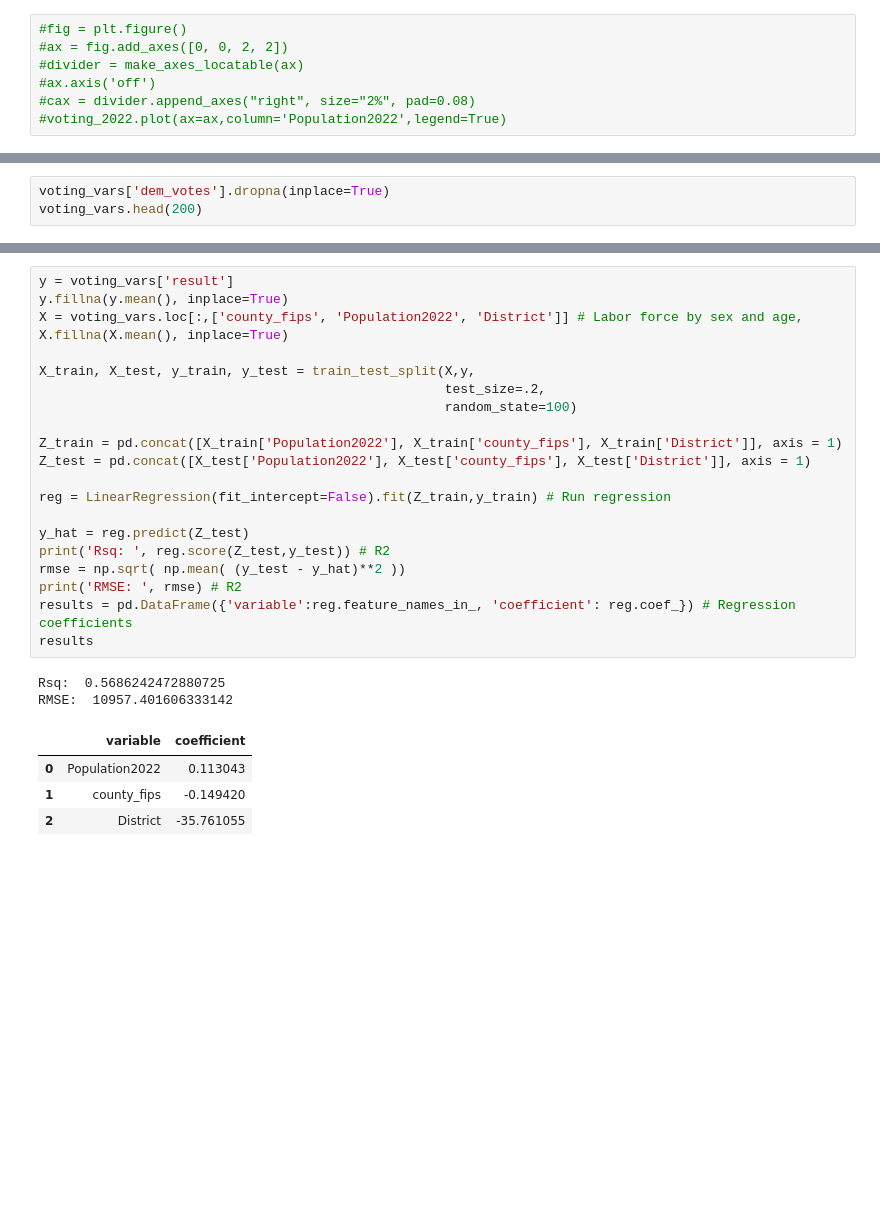
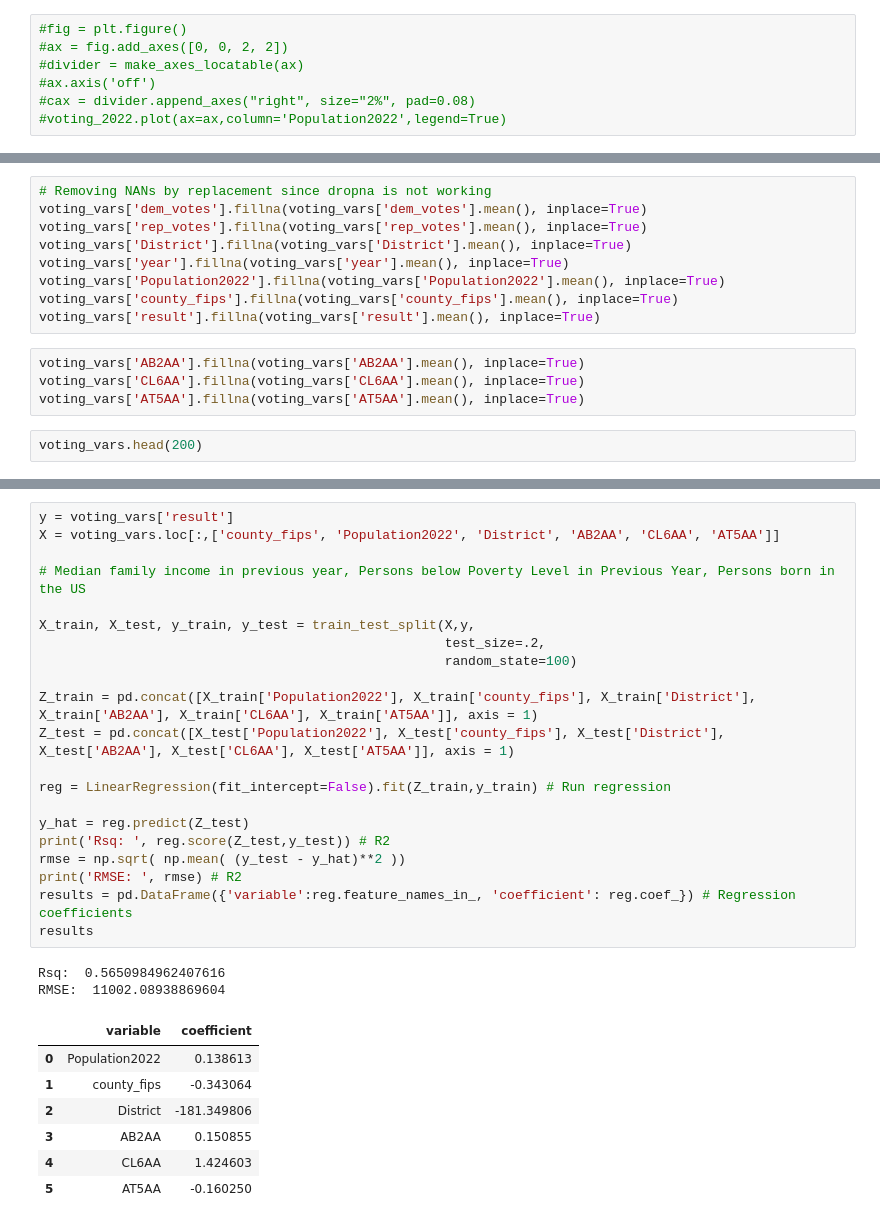
Before and after one commit to Nehach73/DS3001_project_voting, a Jupyter notebook: Project_Notebook_3.ipynb, the cells around one changed output, grey strips where cells are left out. Cells and saved outputs as stored; diff of their text form; blank space fills up the shorter version.

```diff
--- a/Project_Notebook_3.ipynb
+++ b/Project_Notebook_3.ipynb
@@ -161,5 +187,17 @@ plt.show()
+# %%
+# Removing NANs by replacement since dropna is not working
+voting_vars['dem_votes'].fillna(voting_vars['dem_votes'].mean(), inplace=True)
+voting_vars['rep_votes'].fillna(voting_vars['rep_votes'].mean(), inplace=True)
+voting_vars['District'].fillna(voting_vars['District'].mean(), inplace=True)
+voting_vars['year'].fillna(voting_vars['year'].mean(), inplace=True)
+voting_vars['Population2022'].fillna(voting_vars['Population2022'].mean(), inplace=True)
+voting_vars['county_fips'].fillna(voting_vars['county_fips'].mean(), inplace=True)
+voting_vars['result'].fillna(voting_vars['result'].mean(), inplace=True)
+# %%
+voting_vars['AB2AA'].fillna(voting_vars['AB2AA'].mean(), inplace=True)
+voting_vars['CL6AA'].fillna(voting_vars['CL6AA'].mean(), inplace=True)
+voting_vars['AT5AA'].fillna(voting_vars['AT5AA'].mean(), inplace=True)
 # %%
-voting_vars['dem_votes'].dropna(inplace=True)
 voting_vars.head(200)
 # %% [output]
 |  | year | county_name | county_fips | Population2022 | District | dem_votes | rep_votes | result | year_code | ... |
@@ -177,29 +215,32 @@ voting_vars.head(200)
 200 rows × 169 columns
 # %%
 y = voting_vars['result']
-y.fillna(y.mean(), inplace=True)
-X = voting_vars.loc[:,['county_fips', 'Population2022', 'District']] # Labor force by sex and age,
-X.fillna(X.mean(), inplace=True)
+X = voting_vars.loc[:,['county_fips', 'Population2022', 'District', 'AB2AA', 'CL6AA', 'AT5AA']]
+
+# Median family income in previous year, Persons below Poverty Level in Previous Year, Persons born in the US
 
 X_train, X_test, y_train, y_test = train_test_split(X,y,
                                                     test_size=.2,
                                                     random_state=100)
 
-Z_train = pd.concat([X_train['Population2022'], X_train['county_fips'], X_train['District']], axis = 1)
-Z_test = pd.concat([X_test['Population2022'], X_test['county_fips'], X_test['District']], axis = 1)
+Z_train = pd.concat([X_train['Population2022'], X_train['county_fips'], X_train['District'], X_train['AB2AA'], X_train['CL6AA'], X_train['AT5AA']], axis = 1)
+Z_test = pd.concat([X_test['Population2022'], X_test['county_fips'], X_test['District'], X_test['AB2AA'], X_test['CL6AA'], X_test['AT5AA']], axis = 1)
 
 reg = LinearRegression(fit_intercept=False).fit(Z_train,y_train) # Run regression
 
 y_hat = reg.predict(Z_test)
 print('Rsq: ', reg.score(Z_test,y_test)) # R2
 rmse = np.sqrt( np.mean( (y_test - y_hat)**2 ))
 print('RMSE: ', rmse) # R2
 results = pd.DataFrame({'variable':reg.feature_names_in_, 'coefficient': reg.coef_}) # Regression coefficients
 results
 # %% [output]
-Rsq:  0.5686242472880725
-RMSE:  10957.401606333142
+Rsq:  0.5650984962407616
+RMSE:  11002.08938869604
 |  | variable | coefficient |
-| 0 | Population2022 | 0.113043 |
-| 1 | county_fips | -0.149420 |
-| 2 | District | -35.761055 |
+| 0 | Population2022 | 0.138613 |
+| 1 | county_fips | -0.343064 |
+| 2 | District | -181.349806 |
+| 3 | AB2AA | 0.150855 |
+| 4 | CL6AA | 1.424603 |
+| 5 | AT5AA | -0.160250 |
```
Also changed, not shown: parts of 4 cells of this notebook.
